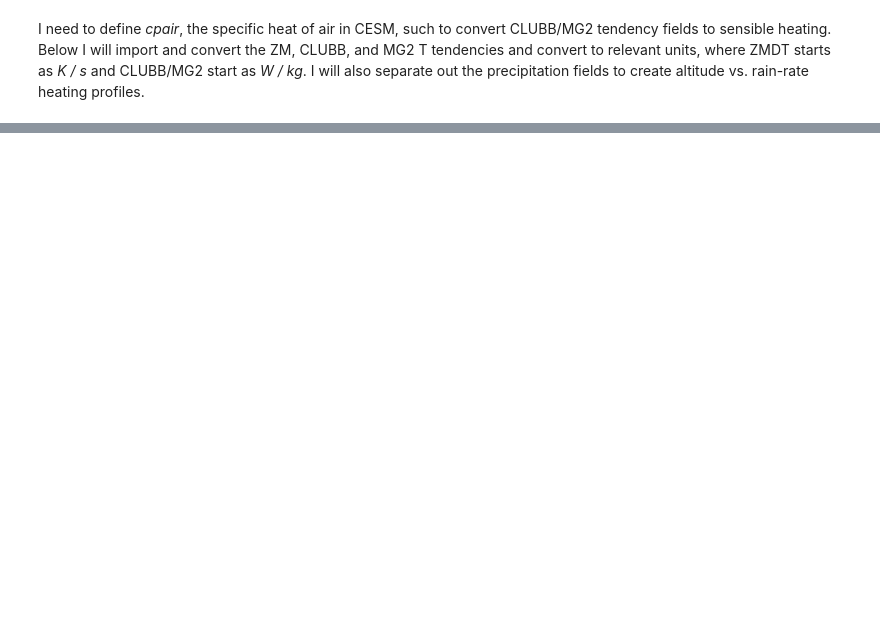
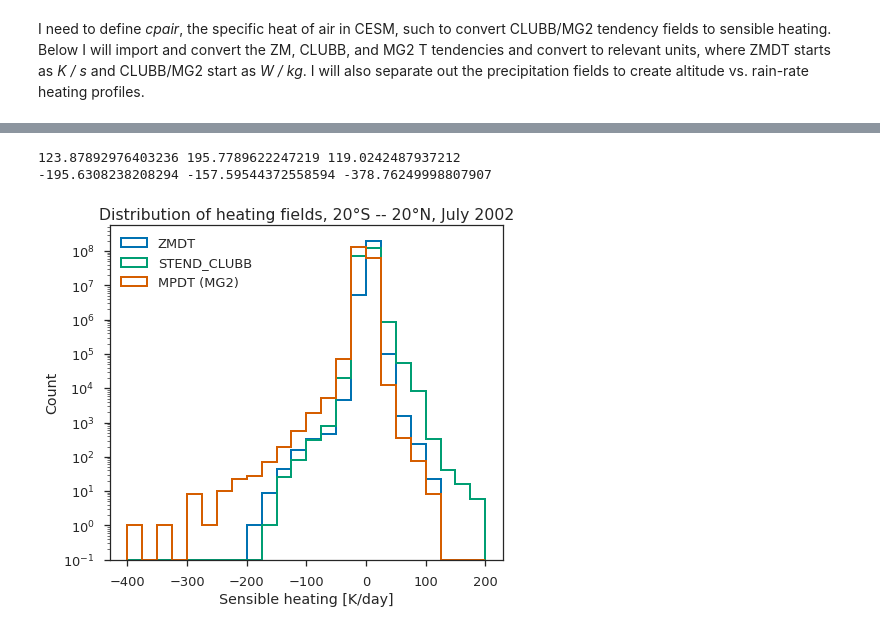
Before and after one commit to dcamron/ncar-gwdst, a Jupyter notebook: notebooks/heating.ipynb, the cells around one changed output, grey strips where cells are left out. Saved outputs shown, nothing was run; the diff lists cells and outputs as text; code cells hidden in the pictures; blank space fills up the shorter version.

Commit message:
First wave of mean heating profiles.

```diff
--- a/notebooks/heating.ipynb
+++ b/notebooks/heating.ipynb
@@ -77,14 +56,0 @@ print(zmdt.min().values, cldt.min().values, mgdt.min().values)
-# %%
-with sns.axes_style('ticks'):
-    bins = np.arange(-400, 225, 25)    # from above
-    f, ax = plt.subplots(figsize=(7,6))
-    zmdt.plot.hist(ax=ax, bins=bins, log=True, histtype='step', linewidth=2, label='ZMDT')
-    cldt.plot.hist(ax=ax, bins=bins, log=True, histtype='step', linewidth=2, label='STEND_CLUBB')
-    mgdt.plot.hist(ax=ax, bins=bins, log=True, histtype='step', linewidth=2, label='MPDT (MG2)')
-
-    ax.legend(loc='upper left')
-    ax.set_xlabel('Sensible heating [K/day]')
-    ax.set_title('Distribution of heating fields, 20' + u'\N{DEGREE SIGN}' + 'S -- 20' + u'\N{DEGREE SIGN}' + 'N, July 2002')
-
-    plt.tight_layout()
-    f.savefig('../figures/heating/dist_1D.png')
@@ -108,7 +56,0 @@ test['lev'] = -7 * xu.log(test.lev / 1000)
-# %%
-f, ax = plt.subplots(figsize=(8,6))
-test.plot.contourf(ax=ax, levels=40)
-ax.set_title('Mean heating profiles by rain rate')
-
-plt.tight_layout()
-f.savefig('../figures/heating/prof_zmdt-precc.png')
@@ -116,0 +57,9 @@ f.savefig('../figures/heating/prof_zmdt-precc.png')
+# %%
+max_z = 17
+zmdt = ds.ZMDT.sel(lev=slice(max_z, 0)) * 86400
+cldt = ds.STEND_CLUBB.sel(lev=slice(max_z, 0)) / cpair * 86400
+mpdt = ds.MPDT.sel(lev=slice(max_z, 0)) / cpair * 86400
+
+pc = ds.PRECC * 3.6e6
+pl = ds.PRECL * 3.6e6
+pt = ds.PRECT * 3.6e6
@@ -116,0 +71,22 @@ f.savefig('../figures/heating/prof_zmdt-precc.png')
+# %%
+print(zmdt.max().values, cldt.max().values, mpdt.max().values)
+print(zmdt.min().values, cldt.min().values, mpdt.min().values)
+# %% [output]
+123.87892976403236 195.7789622247219 119.0242487937212
+-195.6308238208294 -157.59544372558594 -378.76249998807907
+# %%
+with sns.axes_style('ticks'):
+    bins = np.arange(-400, 225, 25)    # from above
+    f, ax = plt.subplots(figsize=(7, 6))
+    zmdt.plot.hist(ax=ax, bins=bins, log=True, histtype='step', linewidth=2, label='ZMDT')
+    cldt.plot.hist(ax=ax, bins=bins, log=True, histtype='step', linewidth=2, label='STEND_CLUBB')
+    mpdt.plot.hist(ax=ax, bins=bins, log=True, histtype='step', linewidth=2, label='MPDT (MG2)')
+
+    ax.legend(loc='upper left')
+    ax.set_xlabel('Sensible heating [K/day]')
+    ax.set_title('Distribution of heating fields, 20' + u'\N{DEGREE SIGN}' + 'S -- 20' + u'\N{DEGREE SIGN}' + 'N, July 2002')
+
+    plt.tight_layout()
+    f.savefig('../figures/heating/dist_1D.png')
+# %% [output]
+[figure, added]
```
Also changed, not shown: parts of 42 cells of this notebook, 11 other files.
